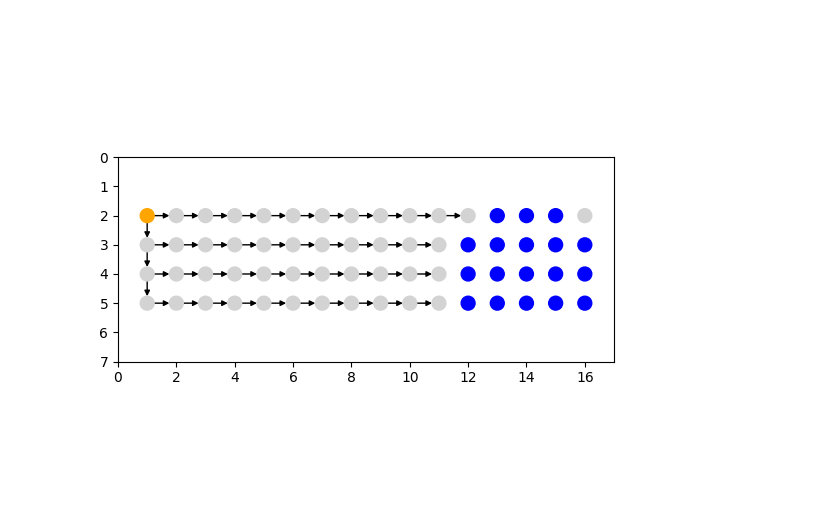
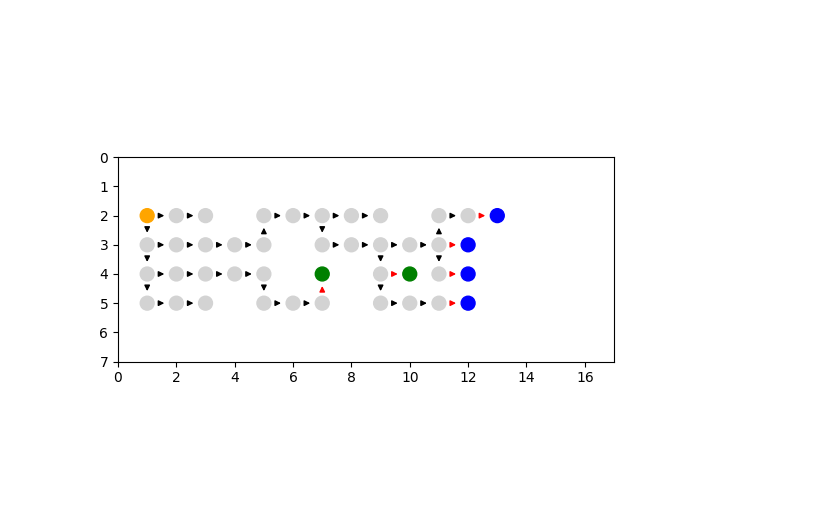
Before and after one commit to ThatDevShparki/codin-game-challenges, a Jupyter notebook: challenges/2024_winter/notebook.ipynb, the cells around one changed output. Cells and saved outputs as stored; diff of their text form; code cells hidden in the pictures.

Commit message:
tweaked graph generation

```diff
--- a/challenges/2024_winter/notebook.ipynb
+++ b/challenges/2024_winter/notebook.ipynb
@@ -116,6 +116,13 @@ while unvisited_coords:
     x, y = coord
     node = nodes[coord]
 
+    skip_children_and_features = any(
+        [
+            node.entity and node.entity.owner == Contestant.OPPONENT,
+            node.entity and node.entity.kind in EntityKind.PROTEINS,
+        ]
+    )
+
     for direction, (i, j) in DIRECTION_VECTORS.items():
         c_x, c_y = coord[0] + i, coord[1] + j
         c_coord = (c_x, c_y)
@@ -130,12 +137,10 @@ while unvisited_coords:
         ):
             continue
 
-        if c_coord not in nodes:
+        if c_coord not in nodes and not skip_children_and_features:
             c_node = Node(x=c_x, y=c_y, entity=c_entity, parent=node)
             nodes[c_coord] = c_node
-
-            # children are reserved for nodes in organism or empty
-            # features track opponent organisms and proteins
+            unvisited_coords.append(c_coord)
 
             if True and any(
                 [
@@ -149,8 +154,7 @@ while unvisited_coords:
                     and c_entity.owner == Contestant.PLAYER,
                 ]
             ):
-                if not node.entity or node.entity.owner == Contestant.PLAYER:
-                    node.children.add(c_node)
+                node.children.add(c_node)
 
             if any(
                 [
@@ -165,8 +169,6 @@ while unvisited_coords:
             ):
                 node.features[direction] = c_node
 
-            unvisited_coords.append(c_coord)
-
     visited_coords.add(coord)
 # %%
 import matplotlib.pyplot as plt
@@ -174,42 +176,57 @@ import networkx as nx
 
 G = nx.DiGraph()
 
 for node in nodes.values():
     G.add_node(node)
     for child in node.children:
-        G.add_edge(node, child)
+        G.add_edge(node, child, kind="grow")
+    for feature in node.features.values():
+        G.add_edge(node, feature, kind="feature")
 
-colormap = []
-for node in G:
+node_colormap = []
+for node in G.nodes:
     if node.entity and node.entity.owner == Contestant.PLAYER:
-        colormap.append("orange")
+        node_colormap.append("orange")
     elif node.entity and node.entity.owner == Contestant.OPPONENT:
-        colormap.append("blue")
+        node_colormap.append("blue")
+    elif node.entity and node.entity.kind in EntityKind.PROTEINS:
+        node_colormap.append("green")
     else:
-        colormap.append("lightgray")
+        node_colormap.append("lightgray")
+
+edge_colormap = []
+for edge in G.edges:
+    if G.edges[edge]["kind"] == "grow":
+        edge_colormap.append("black")
+    else:
+        edge_colormap.append("red")
 
 pos = {node: node.coord for node in nodes.values()}
 
 
 # add axis
 fig, ax = plt.subplots()
-nx.draw_networkx(
+nx.draw_networkx_nodes(
     G,
-    arrows=True,
     pos=pos,
     node_size=100,
     ax=ax,
-    node_color=colormap,
+    node_color=node_colormap,  # type: ignore
+)
+nx.draw_networkx_edges(
+    G,
+    pos,
+    ax=ax,
     width=1,
     arrowstyle="-|>",
     arrowsize=8,
-    with_labels=False,
-)  # draw nodes and edges
+    edge_color=edge_colormap,  # type: ignore
+)
 plt.axis("on")
 ax.set_xlim(0, width - 1)
 ax.set_ylim(height - 1, 0)
 ax.set_aspect("equal")
 ax.tick_params(left=True, bottom=True, labelleft=True, labelbottom=True)
 plt.show()
 # %% [output]
-[figure, old version]
+[figure, new version]
```
Also changed, not shown: 1 other file.
